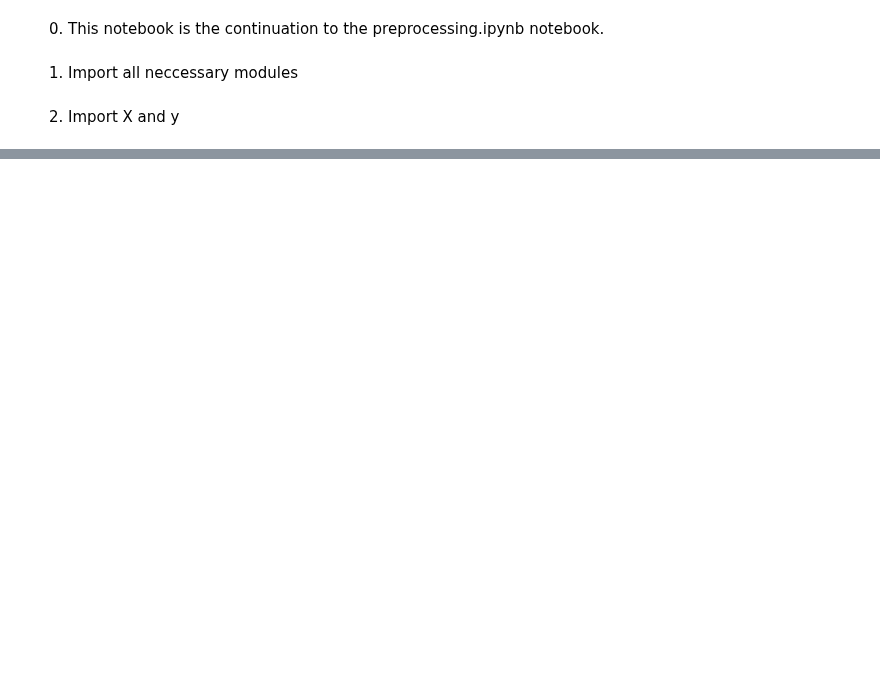
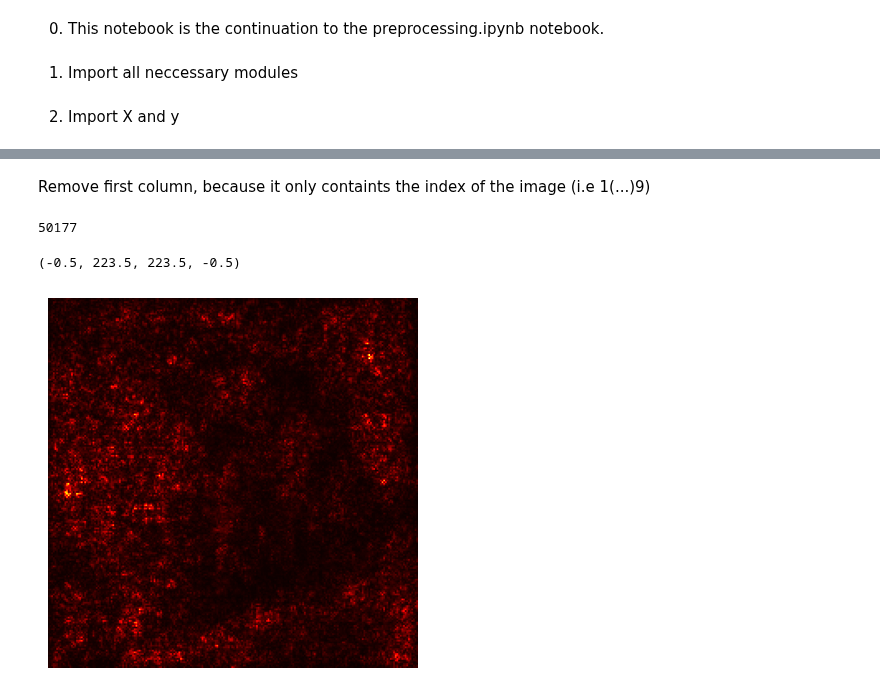
Before and after one commit to JNPauli/Emotional_Machines, a Jupyter notebook: code/Classification_Pipeline.ipynb, the cells around one changed output, grey strips where cells are left out. Drawn from its saved outputs; the diff is of its cells as text; code cells hidden in the pictures; blank space fills up the shorter version.

```diff
--- a/code/Classification_Pipeline.ipynb
+++ b/code/Classification_Pipeline.ipynb
@@ -60,21 +23,0 @@ results = {'SGDlassifier(loss=log_loss)':'50% training, 18% test',
-# %%
-chunk = 1
-i=0
-j=3000
-for df in os.listdir():
-    print('currently processing chunk{chunk}/5'.format(chunk=chunk))
-    X = pd.read_csv('X_{chunk}.csv'.format(chunk=chunk))
-    print('Read CSV, now normalizing data...')
-    X = scaler.fit_transform(X)
-    print('Partial fitting the model...')
-    Log.partial_fit(X,y[i:j], classes = np.unique(y))
-    chunk=chunk+1
-    if chunk == 5:
-        X_pred_prob = Log.score(X,y[i:j])
-        print('The accuracy for the training set is {prob}'.format(prob=X_pred_prob))
-        break
-    else:
-        del X
-        i=i+3000
-        j=j+3000
-        print('Will now continue with chunk {chunk}'.format(chunk=chunk))
@@ -98,8 +23,0 @@ The accuracy for the training set is 0.4033333333333333
-# %%
-chunk = 5
-
-for df in os.listdir():
-    print('currently processing chunk{chunk}/5'.format(chunk=chunk))
-    X_test=pd.read_csv('X_{chunk}.csv'.format(chunk=chunk))
-    if chunk == 5:
-        break
@@ -115,0 +30,9 @@ Log.score(scaler.transform(X_test),y[12000:14276])
+# %%
+chunk = 10
+i=0
+import pandas as pd
+for df in pd.read_csv('X_matrix.csv',chunksize = chunk):
+    X = df
+    i=i+1
+    if i == 1:
+        break
@@ -115,0 +57,13 @@ Log.score(scaler.transform(X_test),y[12000:14276])
+# %% [markdown]
+Remove first column, because it only containts the index of the image (i.e 1(...)9)
+# %%
+len(X.iloc[0,:])
+# %% [output]
+50177
+# %%
+from PIL import Image
+a = plt.imshow(np.reshape(X.iloc[7,1:].to_numpy(),(224,224)),cmap=plt.cm.hot)
+plt.axis('off')
+# %% [output]
+(-0.5, 223.5, 223.5, -0.5)
+[figure, added]
```
Also changed, not shown: parts of 28 cells of this notebook.
